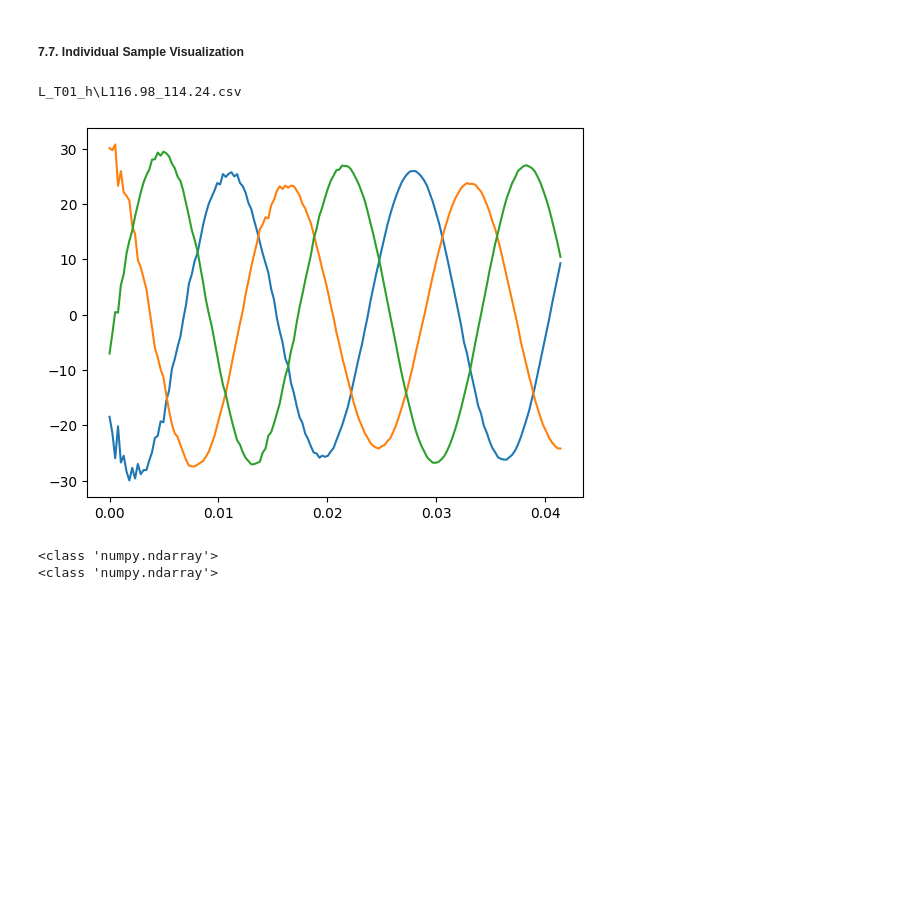
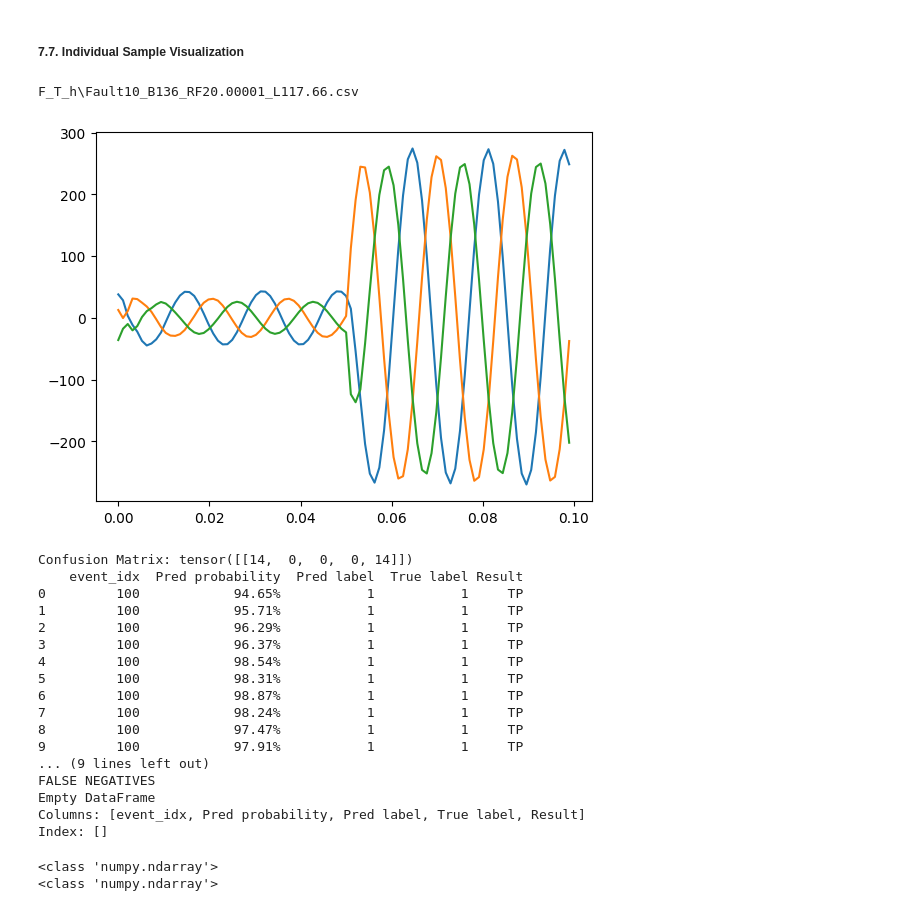
Before and after one commit to alvarohc777/pyTorch, a Jupyter notebook: Formulacion_1_DB2.ipynb, the cells around one changed output. Drawn from its saved outputs; the diff is of its cells as text; code cells hidden in the pictures; blank space fills up the shorter version.

```diff
--- a/Formulacion_1_DB2.ipynb
+++ b/Formulacion_1_DB2.ipynb
@@ -44,6 +44,11 @@ tagset_size = 1
 # Set
 device = "cuda" if torch.cuda.is_available() else "cpu"
 print(device)
+
+# database_information
+total_windows = 81
+max_window_idx = 14  # utilizar (m-N)//step + 1 (restarle 2, pues las primeras dos ventanas de falla no tienen info relevante de la falla, no se aprecia)
+csv_step = 13
 # %% [output]
 cpu
 # %% [markdown]
@@ -495,9 +628,14 @@ def confusion_matrix(
 from plotly.subplots import make_subplots
 import plotly.graph_objects as go
 
-fs = 3840
+fs = 960
 dataset_plot = Form1Dataset(
-    dataset_dir, max_window_idx=max_window_idx, signal_names=signal_names, test=True
+    dataset_dir,
+    max_window_idx=max_window_idx,
+    signal_names=signal_names,
+    test=True,
+    csv_step=csv_step,
+    window_length=N,
 )
 plot_dataloader = DataLoader(dataset_plot, batch_size=train_batch_size, shuffle=True)
 
@@ -531,6 +669,7 @@ for i in range(0, cols * rows):
     row = i // cols
     label = label_to_text[str(int(labels[i, 0].item()))]
     win_idx = str(window_idx[i].item())
+    print(csv_name[i])
     fig.add_trace(
         go.Scatter(
             name=f"{label} - {win_idx} - {csv_name[i]}",
@@ -672,26 +818,19 @@ def print_metrics(metrics):
 # model.load_state_dict(torch.load("./models/LSTMHarmonic_weights_R1_996.pth"))
 # model.load_state_dict(torch.load('./models/LSTMHarmonic_weights_R2_978.pth'))
 
-current_R1A = "I: X0023A-R1A"
-current_R1B = "I: X0023B-R1B"
-current_R1C = "I: X0023C-R1C"
-current_R2A = "I: X0004A-R2A"
-current_R2B = "I: X0004B-R2B"
-current_R2C = "I: X0004C-R2C"
-current_R3A = "I: X0071A-R3A"
-current_R3B = "I: X0071B-R3B"
-current_R3C = "I: X0071C-R3C"
 
-voltage_R1A = "V: R1A"
-voltage_R1B = "V: R1B"
-voltage_R1C = "V: R1C"
-signal_names = [current_R3A, current_R3B, current_R3C]
-max_window_idx = 62
+signal_names = [current_R1A, current_R1B, current_R1C]
+max_window_idx = max_window_idx
 # model.load_state_dict(torch.load('models\R3Currents_DB2.pth'))
 
 # Create Dataset
 dataset = Form1Dataset(
-    dataset_dir, max_window_idx=max_window_idx, signal_names=signal_names, dataset_size=1300
+    dataset_dir,
+    max_window_idx=max_window_idx,
+    signal_names=signal_names,
+    dataset_size=1300,
+    csv_step=csv_step,
+    window_length=N,
 )
 # dataset = train_dataset
 # %% [markdown]
@@ -699,7 +838,7 @@ dataset = Form1Dataset(
 # %% [markdown]
 ##### 7.5. Whole Dataset Exploration
 # %%
-model.load_state_dict(torch.load('./models/R2.pth'))
+# model.load_state_dict(torch.load("./models/R2.pth"))
 # %% [output]
 <All keys matched successfully>
 # %%
@@ -815,24 +958,41 @@ np.save('parquet_data/R1_DB2_CM.npy', conf_matrix.cpu())
 ##### 7.7. Individual Sample Visualization
 # %%
 # Create signal_df
-event_idx = 31
+event_idx = 100
 print(dataset.csv_list[event_idx])
 sample_df, conf_matrix = signal_exploration(event_idx, dataset, model)
 metrics = conf_matrix_metrics(conf_matrix)
 print(f"Confusion Matrix: {conf_matrix}")
 print(sample_df)
 plot_confusion_matrix(metrics)
 false_positive = sample_df.query('Result == "FP"')
 false_negative = sample_df.query('Result == "FN"')
 # sample_df = pd.concat([sample_df, sample_df])
 print("FALSE POSITVES")
 print(false_positive)
 print("")
 print("FALSE NEGATIVES")
 print(false_negative)
 # %% [output]
-L_T01_h\L116.98_114.24.csv
+F_T_h\Fault10_B136_RF20.00001_L117.66.csv
-[figure, old version]
+[figure, new version]
+Confusion Matrix: tensor([[14,  0,  0,  0, 14]])
+    event_idx  Pred probability  Pred label  True label Result
+0         100            94.65%           1           1     TP
+1         100            95.71%           1           1     TP
+2         100            96.29%           1           1     TP
+3         100            96.37%           1           1     TP
+4         100            98.54%           1           1     TP
+5         100            98.31%           1           1     TP
+6         100            98.87%           1           1     TP
+7         100            98.24%           1           1     TP
+8         100            97.47%           1           1     TP
+9         100            97.91%           1           1     TP
+... (9 lines left out)
+FALSE NEGATIVES
+Empty DataFrame
+Columns: [event_idx, Pred probability, Pred label, True label, Result]
+Index: []
 # %%
 window_idx = 56
 sample_idx = (max_window_idx * event_idx) + window_idx
```
Also changed, not shown: parts of 16 cells of this notebook, 1 other file.
